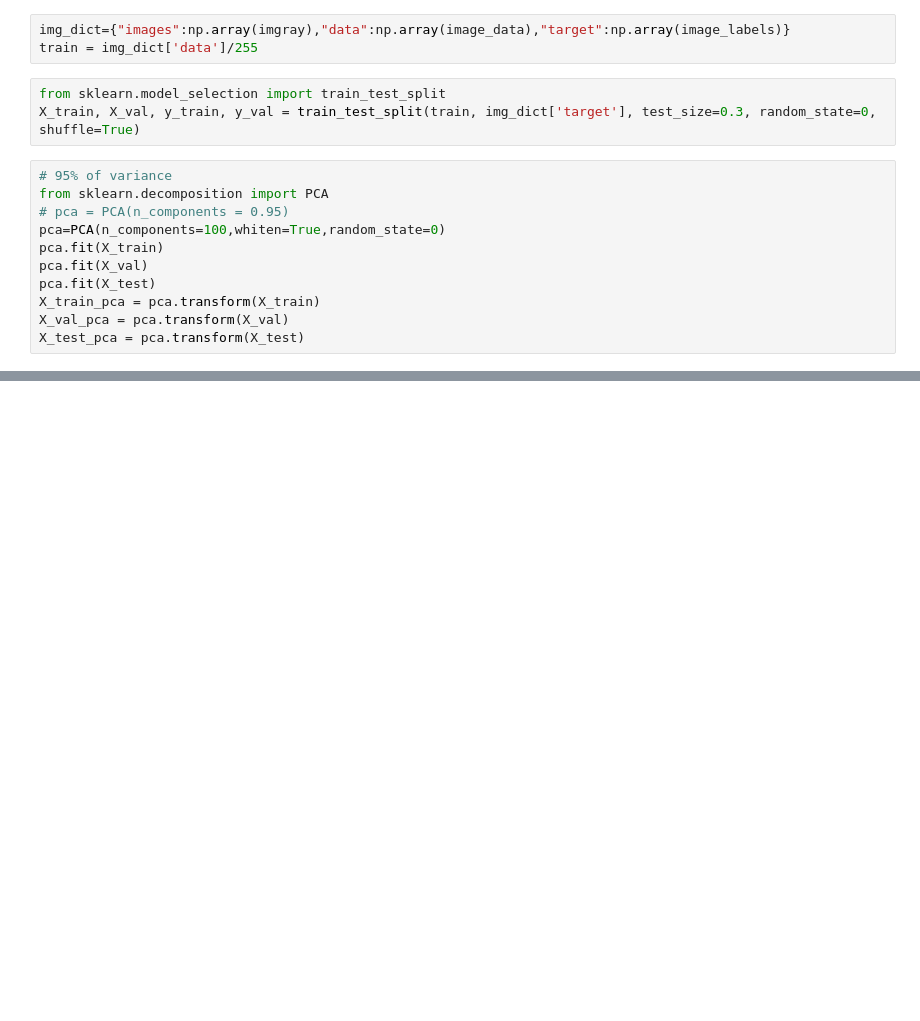
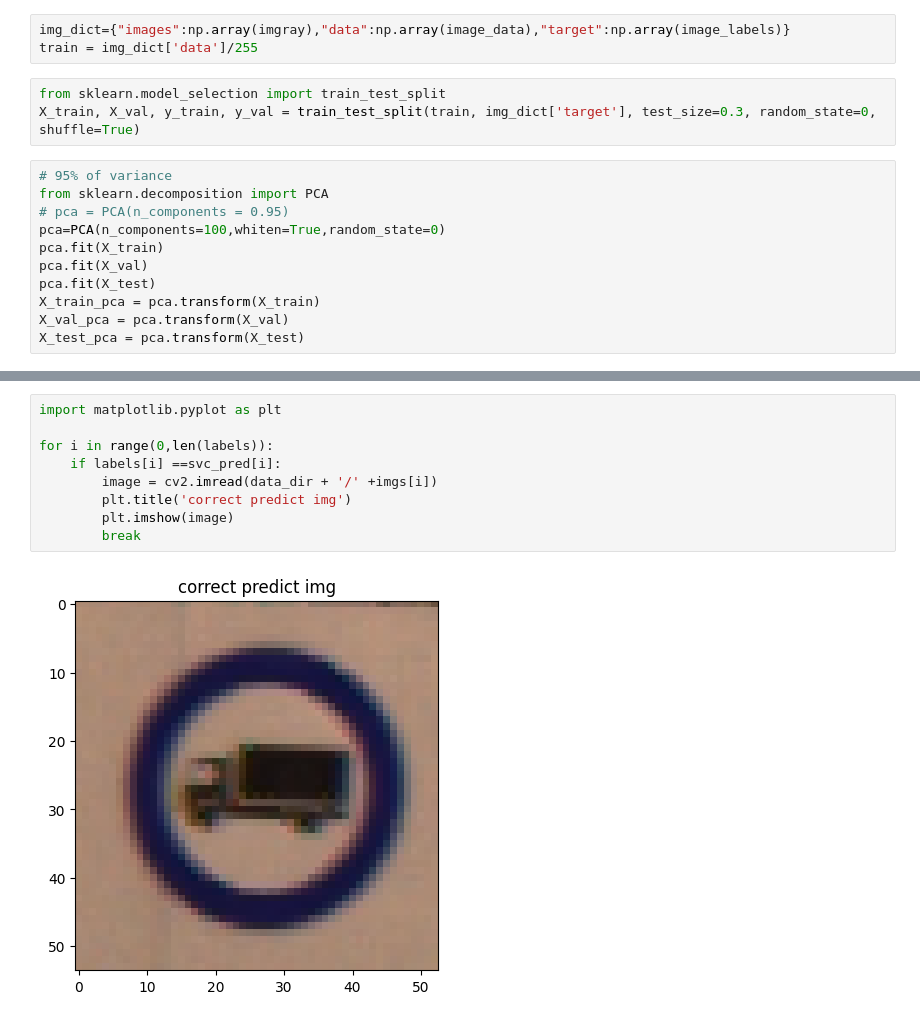
Before and after one commit to shannonchen37/traffic_sign, a Jupyter notebook: After_PCA_blur.ipynb, the cells around one changed output, grey strips where cells are left out. Cells and saved outputs as stored; diff of their text form; blank space fills up the shorter version.

```diff
--- a/After_PCA_blur.ipynb
+++ b/After_PCA_blur.ipynb
@@ -166,0 +167,11 @@ print(accuracy_score(labels,knn_pred))
+# %%
+import matplotlib.pyplot as plt
+
+for i in range(0,len(labels)):
+    if labels[i] ==svc_pred[i]:
+        image = cv2.imread(data_dir + '/' +imgs[i])
+        plt.title('correct predict img')
+        plt.imshow(image)
+        break
+# %% [output]
+[figure, added]
```
Also changed, not shown: parts of 13 cells of this notebook, 3 other files.
